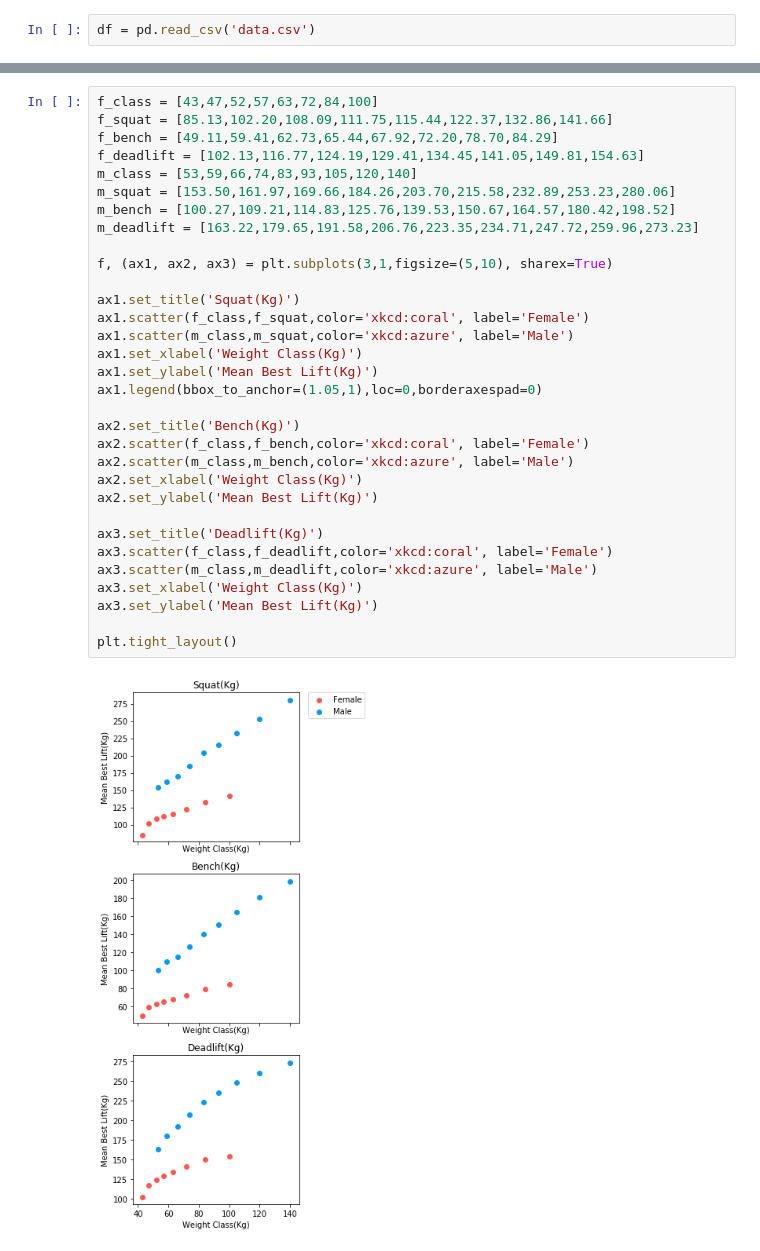
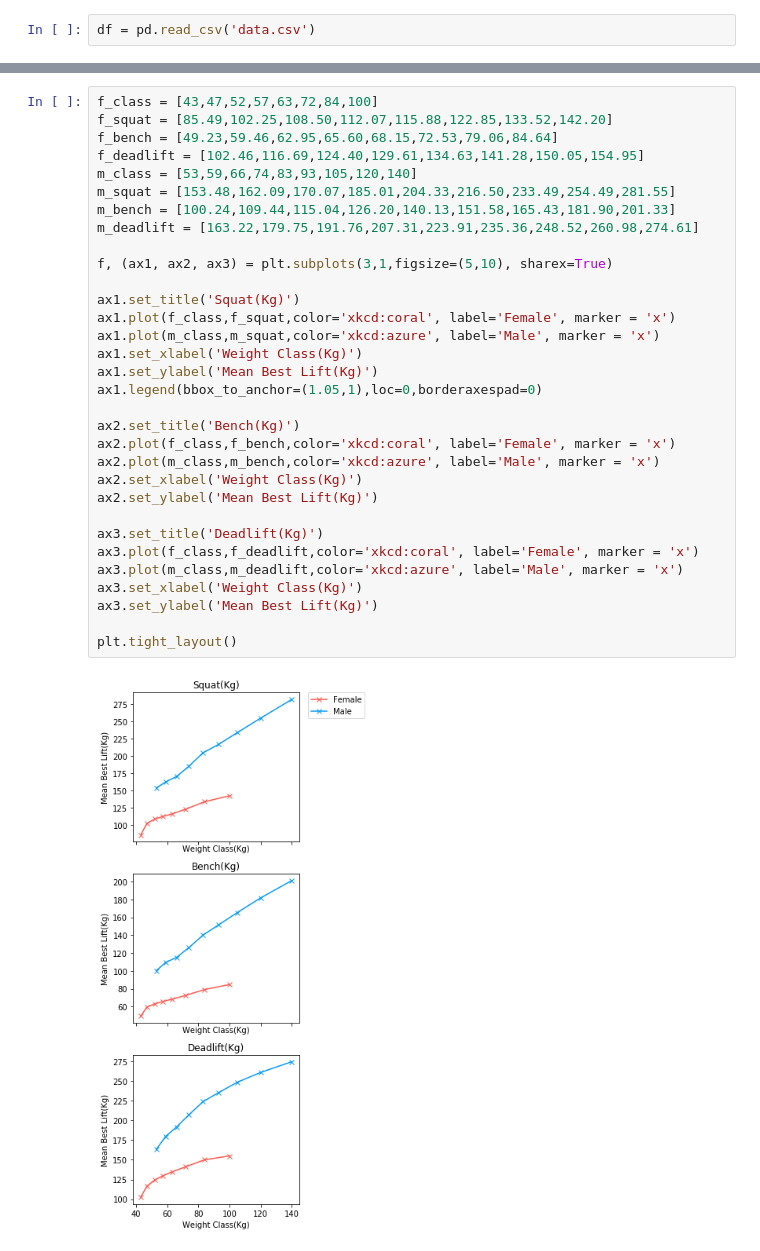
Before and after one commit to jasval/powerlifting-analytics, a Jupyter notebook: GroupBySexWeightclass.ipynb, the cells around one changed output, grey strips where cells are left out. Drawn from its saved outputs; the diff is of its cells as text.

```diff
--- a/GroupBySexWeightclass.ipynb
+++ b/GroupBySexWeightclass.ipynb
@@ -72,34 +72,34 @@ group_sex_weight.mean()
 # %%
 f_class = [43,47,52,57,63,72,84,100]
-f_squat = [85.13,102.20,108.09,111.75,115.44,122.37,132.86,141.66]
-f_bench = [49.11,59.41,62.73,65.44,67.92,72.20,78.70,84.29]
-f_deadlift = [102.13,116.77,124.19,129.41,134.45,141.05,149.81,154.63]
+f_squat = [85.49,102.25,108.50,112.07,115.88,122.85,133.52,142.20]
+f_bench = [49.23,59.46,62.95,65.60,68.15,72.53,79.06,84.64]
+f_deadlift = [102.46,116.69,124.40,129.61,134.63,141.28,150.05,154.95]
 m_class = [53,59,66,74,83,93,105,120,140]
-m_squat = [153.50,161.97,169.66,184.26,203.70,215.58,232.89,253.23,280.06]
-m_bench = [100.27,109.21,114.83,125.76,139.53,150.67,164.57,180.42,198.52]
-m_deadlift = [163.22,179.65,191.58,206.76,223.35,234.71,247.72,259.96,273.23]
+m_squat = [153.48,162.09,170.07,185.01,204.33,216.50,233.49,254.49,281.55]
+m_bench = [100.24,109.44,115.04,126.20,140.13,151.58,165.43,181.90,201.33]
+m_deadlift = [163.22,179.75,191.76,207.31,223.91,235.36,248.52,260.98,274.61]
 
 f, (ax1, ax2, ax3) = plt.subplots(3,1,figsize=(5,10), sharex=True)
 
 ax1.set_title('Squat(Kg)')
-ax1.scatter(f_class,f_squat,color='xkcd:coral', label='Female')
-ax1.scatter(m_class,m_squat,color='xkcd:azure', label='Male')
+ax1.plot(f_class,f_squat,color='xkcd:coral', label='Female', marker = 'x')
+ax1.plot(m_class,m_squat,color='xkcd:azure', label='Male', marker = 'x')
 ax1.set_xlabel('Weight Class(Kg)')
 ax1.set_ylabel('Mean Best Lift(Kg)')
 ax1.legend(bbox_to_anchor=(1.05,1),loc=0,borderaxespad=0)
 
 ax2.set_title('Bench(Kg)')
-ax2.scatter(f_class,f_bench,color='xkcd:coral', label='Female')
-ax2.scatter(m_class,m_bench,color='xkcd:azure', label='Male')
+ax2.plot(f_class,f_bench,color='xkcd:coral', label='Female', marker = 'x')
+ax2.plot(m_class,m_bench,color='xkcd:azure', label='Male', marker = 'x')
 ax2.set_xlabel('Weight Class(Kg)')
 ax2.set_ylabel('Mean Best Lift(Kg)')
 
 ax3.set_title('Deadlift(Kg)')
-ax3.scatter(f_class,f_deadlift,color='xkcd:coral', label='Female')
-ax3.scatter(m_class,m_deadlift,color='xkcd:azure', label='Male')
+ax3.plot(f_class,f_deadlift,color='xkcd:coral', label='Female', marker = 'x')
+ax3.plot(m_class,m_deadlift,color='xkcd:azure', label='Male', marker = 'x')
 ax3.set_xlabel('Weight Class(Kg)')
 ax3.set_ylabel('Mean Best Lift(Kg)')
 
 plt.tight_layout()
 # %% [output]
-[figure, old version]
+[figure, new version]
```
Also changed, not shown: parts of 3 cells of this notebook.
